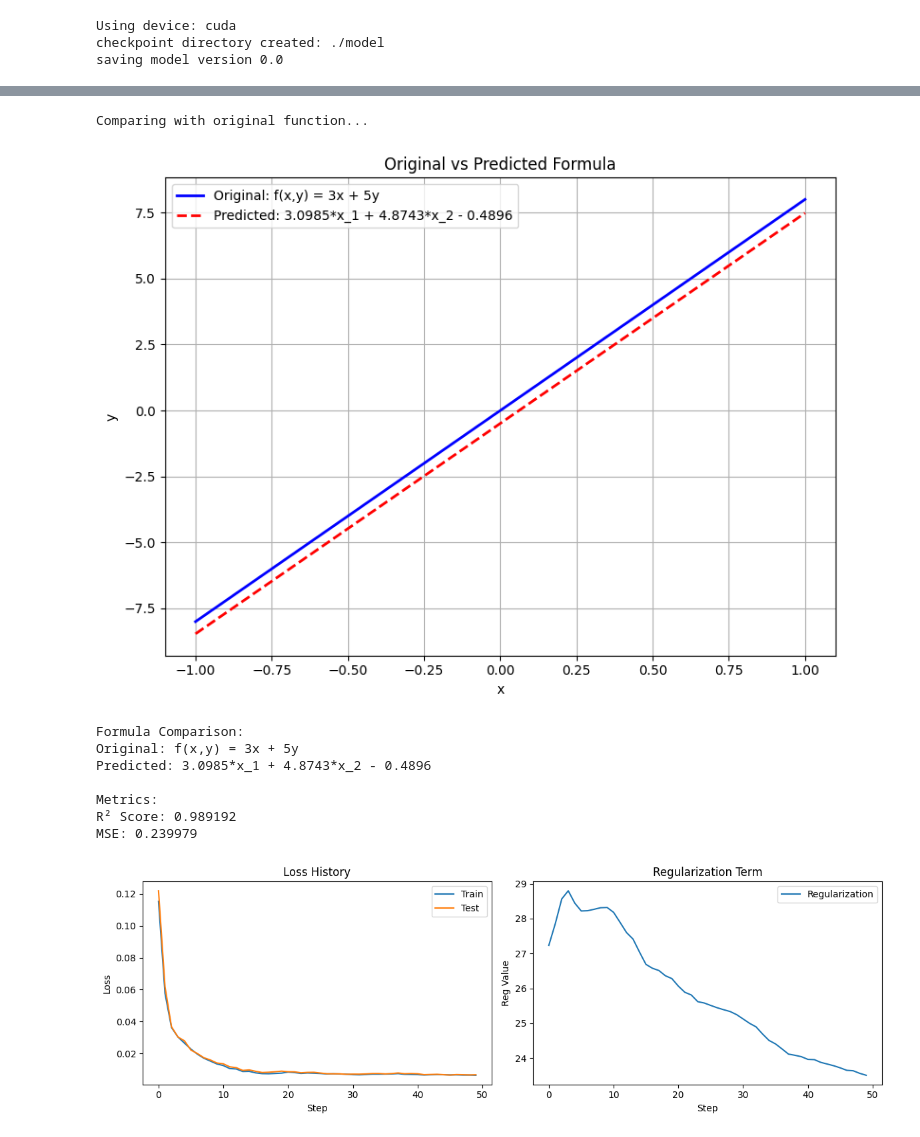
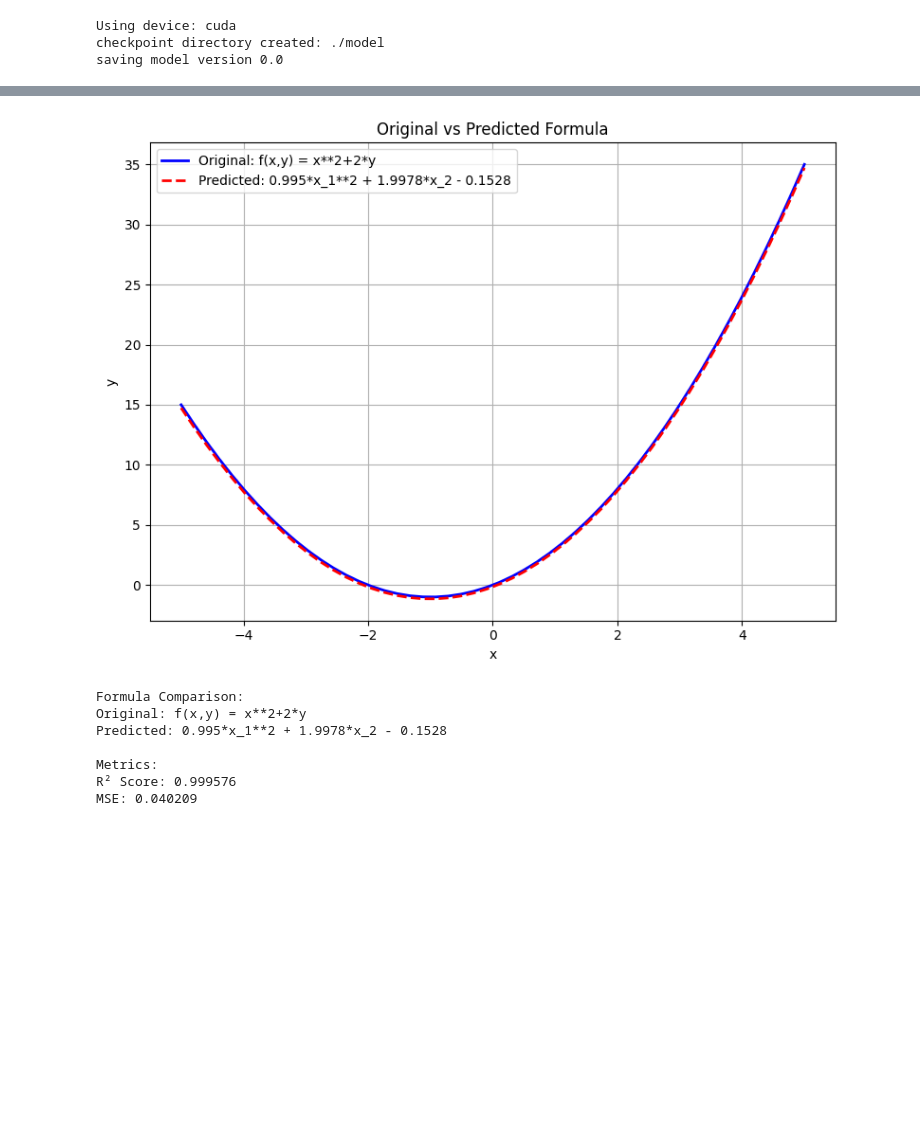
Before and after one commit to 2jeongmin/KANcoder, a Jupyter notebook: coef_tests.ipynb, the cells around one changed output, grey strips where cells are left out. Cells and saved outputs as stored; diff of their text form; code cells hidden in the pictures; blank space fills up the shorter version.

Commit message:
symbolic functions prediction results

```diff
--- a/coef_tests.ipynb
+++ b/coef_tests.ipynb
@@ -29,32 +93,24 @@ def plot_training_history(history):
     plt.tight_layout()
     plt.show()
 # %%
-def compare_functions(model, original_func, x_range=(-1, 1), n_points=50):
-    """
-    Compare original and predicted formulas in a single plot with metrics
-    """
-    # Create grid points for x and y
+def compare_functions(model, x_range=(-5, 5), n_points=50):
+    """Compare original and predicted formulas in a single plot with metrics"""
     x = np.linspace(x_range[0], x_range[1], n_points)
     y = x  # Use same range for y
 
-    # Create plot
     plt.figure(figsize=(8, 6))
 
-    # Get original and predicted formulas
-    original = "f(x,y) = 3x + 5y"
+    original = f"f(x,y) = {Formula.get_string()}"
     predicted = str(ex_round(model.symbolic_formula()[0][0], 4))
 
-    # Plot original function
-    original_values = 3*x + 5*y
+    original_values = Formula.calculate_numpy(x, y)
     plt.plot(x, original_values, 'b-', label=f'Original: {original}', linewidth=2)
 
-    # Plot predicted function using the model
     xy_points = torch.tensor(np.column_stack((x, y)), dtype=torch.float64).to(model.device)
     with torch.no_grad():
         predicted_values = model(xy_points).cpu().numpy()
     plt.plot(x, predicted_values, 'r--', label=f'Predicted: {predicted}', linewidth=2)
 
-    # Calculate metrics
     r2 = r2_score(original_values, predicted_values)
     mse = mean_squared_error(original_values, predicted_values)
 
@@ -142,20 +192,12 @@ Predicted formula: 3.0985*x_1 + 4.8743*x_2 - 0.4896
-# %%
-# Compare with original function
-print("\nComparing with original function...")
-r2, mse = compare_functions(model, f)
-# %% [output]
-Comparing with original function...
-[figure, removed]
-Formula Comparison:
-Original: f(x,y) = 3x + 5y
-Predicted: 3.0985*x_1 + 4.8743*x_2 - 0.4896
-
-Metrics:
-R² Score: 0.989192
-MSE: 0.239979
-# %%
-# Plot training history
-plot_training_history(history)
-# %% [output]
-[figure, removed]
+# %%
+r2, mse = compare_functions(model)
+# %% [output]
+[figure, added]
+Formula Comparison:
+Original: f(x,y) = x**2+2*y
+Predicted: 0.995*x_1**2 + 1.9978*x_2 - 0.1528
+
+Metrics:
+R² Score: 0.999576
+MSE: 0.040209
 # %%
```
Also changed, not shown: parts of 14 cells of this notebook.
